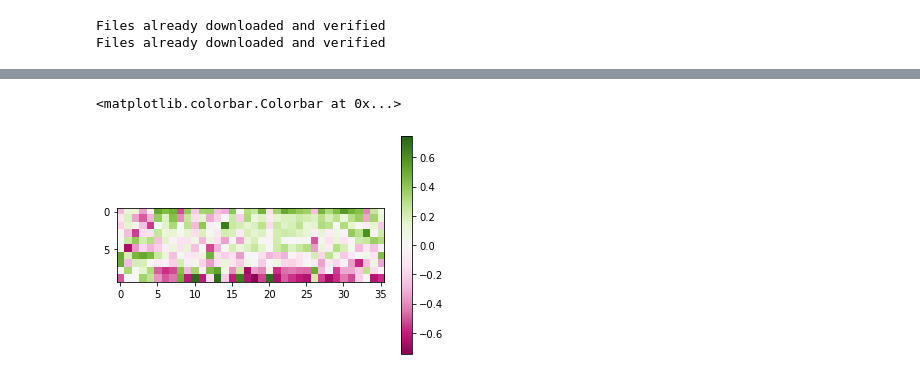
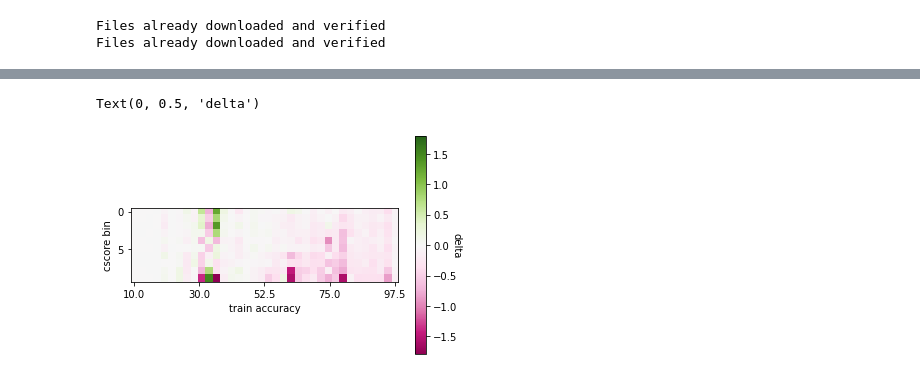
Before and after one commit to tfjgeorge/lazy_vs_hasty, a Jupyter notebook: exp_cifar/lin_nonlin_compare_mb.ipynb, the cells around one changed output, grey strips where cells are left out. Drawn from its saved outputs; the diff is of its cells as text; code cells hidden in the pictures.

Commit message:
heatmap with ranks

```diff
--- a/exp_cifar/lin_nonlin_compare_mb.ipynb
+++ b/exp_cifar/lin_nonlin_compare_mb.ipynb
@@ -86,11 +86,13 @@ def analyze(loader, model, model_0, optimizer0, alpha=1):
 
 
 margin_scores = []
+accs = []
 
 for ckpt_path in ckpt_paths:
 
     print(ckpt_path)
     ckpt = torch.load(ckpt_path)
+    accs.append(float(ckpt_path.split('/')[-1].split('_')[1]))
 
     deltas_lin, deltas_nonlin = analyze(dataloaders['train'], ckpt['model'], ckpt['model_0'],
                                         ckpt['optimizer'])
@@ -159,12 +160,17 @@ for margin in margin_scores:
 ... (24 outputs left out)
 # %%
 deltas_by_bins = np.array(deltas_by_bins)
-dbb = (deltas_by_bins - deltas_by_bins.mean(axis=1, keepdims=True)) / (deltas_by_bins.max(axis=1, keepdims=True) - deltas_by_bins.min(axis=1, keepdims=True))
+# dbb = (deltas_by_bins - deltas_by_bins.mean(axis=1, keepdims=True)) / (deltas_by_bins.max(axis=1, keepdims=True) - deltas_by_bins.min(axis=1, keepdims=True))
 # dbb = deltas_by_bins / np.abs(deltas_by_bins).max(axis=1, keepdims=True)
 # dbb = deltas_by_bins / np.linalg.norm(deltas_by_bins, axis=1, keepdims=True)
+dbb = deltas_by_bins
 mm = max(-dbb.min(), dbb.max())
 plt.imshow(dbb.T, cmap='PiYG', vmin=-mm, vmax=mm)
-plt.colorbar()
+plt.ylabel('cscore bin')
+cbar = plt.colorbar()
+plt.xticks(np.linspace(0, len(accs)-1, 5), np.array(accs)[np.linspace(0, len(accs)-1, 5).astype('int')])
+plt.xlabel('train accuracy')
+cbar.ax.set_ylabel('delta', rotation=270)
 # %% [output]
-<matplotlib.colorbar.Colorbar at 0x...>
+Text(0, 0.5, 'delta')
-[figure, old version]
+[figure, new version]
```
Also changed, not shown: parts of 3 cells of this notebook, 1 other file.
